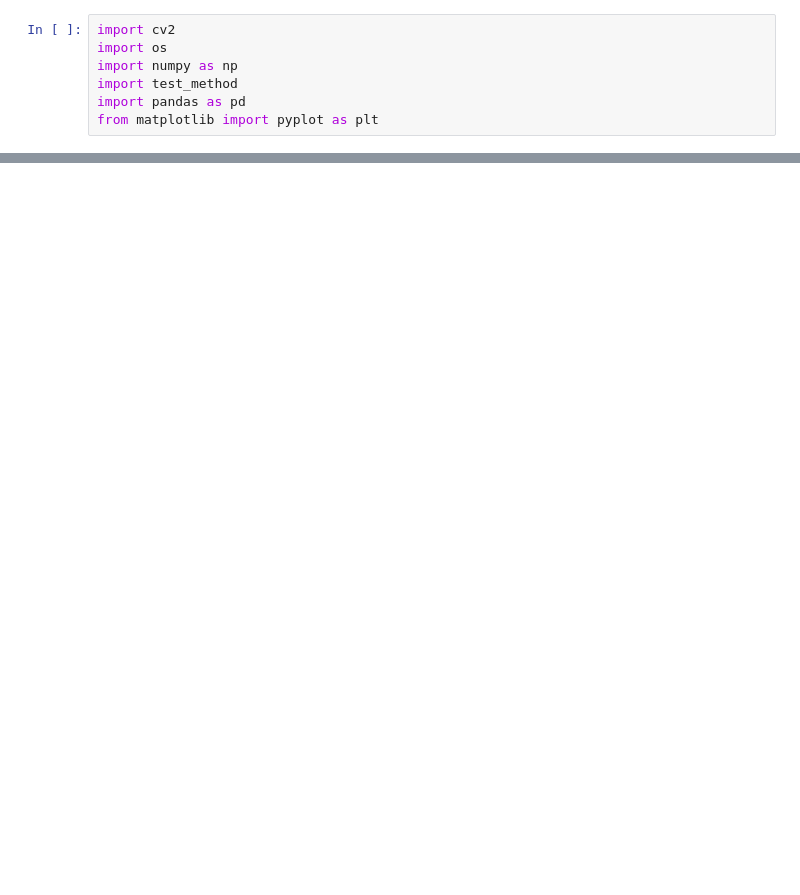
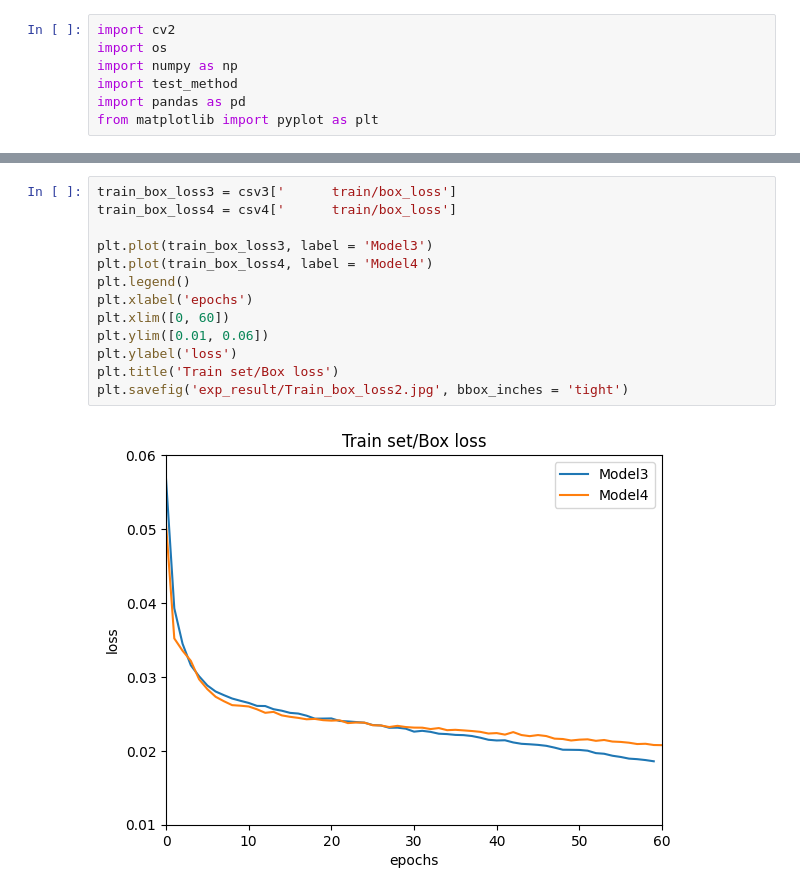
Before and after one commit to Playdata-G-DA35/DA35-final-team2-Item_Classification_RPA, a Jupyter notebook: Obj_detection_model/make_graph.ipynb, the cells around one changed output, grey strips where cells are left out. Drawn from its saved outputs; the diff is of its cells as text; blank space fills up the shorter version.

```diff
--- a/Obj_detection_model/make_graph.ipynb
+++ b/Obj_detection_model/make_graph.ipynb
@@ -75,0 +81,15 @@ plt.savefig('exp_result/Val_cls_loss.jpg', bbox_inches = 'tight')
+# %%
+train_box_loss3 = csv3['      train/box_loss']
+train_box_loss4 = csv4['      train/box_loss']
+
+plt.plot(train_box_loss3, label = 'Model3')
+plt.plot(train_box_loss4, label = 'Model4')
+plt.legend()
+plt.xlabel('epochs')
+plt.xlim([0, 60])
+plt.ylim([0.01, 0.06])
+plt.ylabel('loss')
+plt.title('Train set/Box loss')
+plt.savefig('exp_result/Train_box_loss2.jpg', bbox_inches = 'tight')
+# %% [output]
+[figure, added]
```
Also changed, not shown: parts of 8 cells of this notebook, 46 other files.
